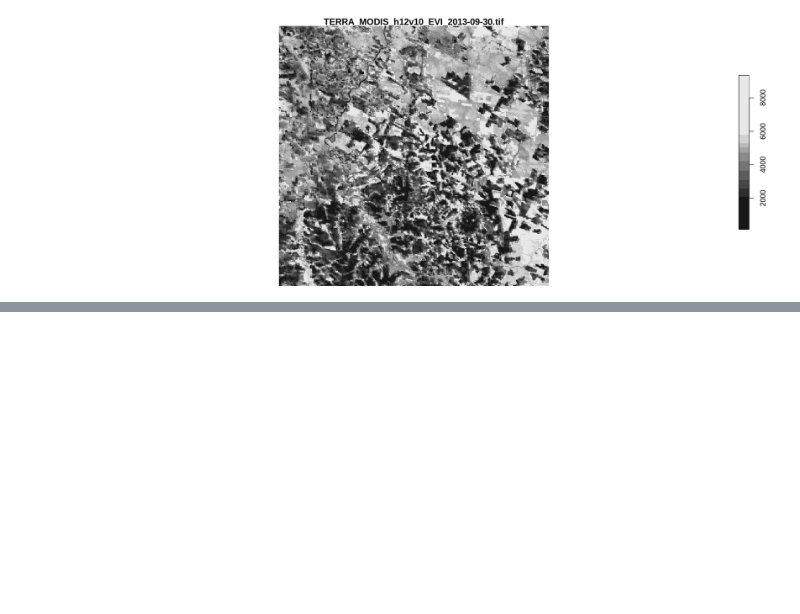
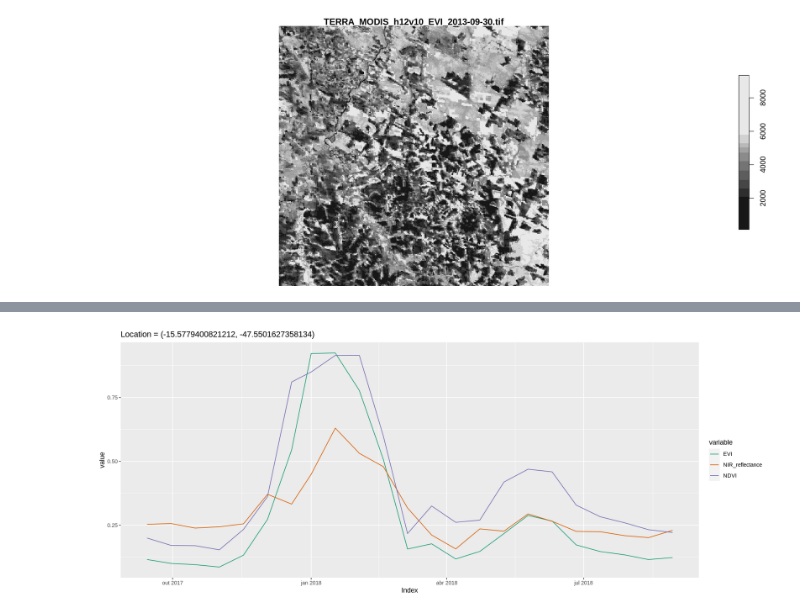
Before and after one commit to AbnerErnaniADSFatec/sample-assessment-data-science, a Jupyter notebook: testes_r.ipynb, the cells around one changed output, grey strips where cells are left out. Cells and saved outputs as stored; diff of their text form; code cells hidden in the pictures; blank space fills up the shorter version.

```diff
--- a/testes_r.ipynb
+++ b/testes_r.ipynb
@@ -59,6 +171,7 @@ Rwtss::list_coverages(wtss_inpe)
 # %%
-desc <- Rwtss::describe_coverage(wtss_inpe, name = "MOD13Q1-6")
-desc$timeline
+coverage <- "MOD13Q1-6"
+desc <- Rwtss::describe_coverage(wtss_inpe, name = coverage)
+desc$bands
 # %% [output]
 ---------------------------------------------------------------------
 WTSS server URL = https://brazildatacube.dpi.inpe.br/wtss
@@ -132,0 +200,21 @@ ERROR: Error: Google now requires an API key.
+# %%
+sample <- data.frame(head(input_data.tb, 1))
+start <- sample$start_date
+end <- sample$end_date
+lat <- sample$latitude
+long <- sample$longitude
+bands <- c('NDVI', 'EVI', 'NIR_reflectance')
+# %%
+response = Rwtss::time_series(
+    wtss_inpe,
+    name = coverage,
+    attributes = bands,
+    longitude = long,
+    latitude  = lat,
+    start_date = start,
+    end_date = end,
+    token = "a6gB61oddyHxMAZ08y098ynEq0s1hQ3siDZao245CV"
+)
+cube <- response$cube
+ts <- data.frame(response$time_series)
+head(ts, 3)
@@ -132,0 +235,4 @@ ERROR: Error: Google now requires an API key.
+# %%
+response <- dplyr::select(response, -label)
+response <- dplyr::mutate(response, label = sample$label, .after = 4)
+response
@@ -132,0 +250,6 @@ ERROR: Error: Google now requires an API key.
+# %%
+# Configure plot size
+options(repr.plot.width = 15, repr.plot.height = 6)
+plot(response)
+# %% [output]
+[figure, added]
```
Also changed, not shown: parts of 25 cells of this notebook, 10 other files.
